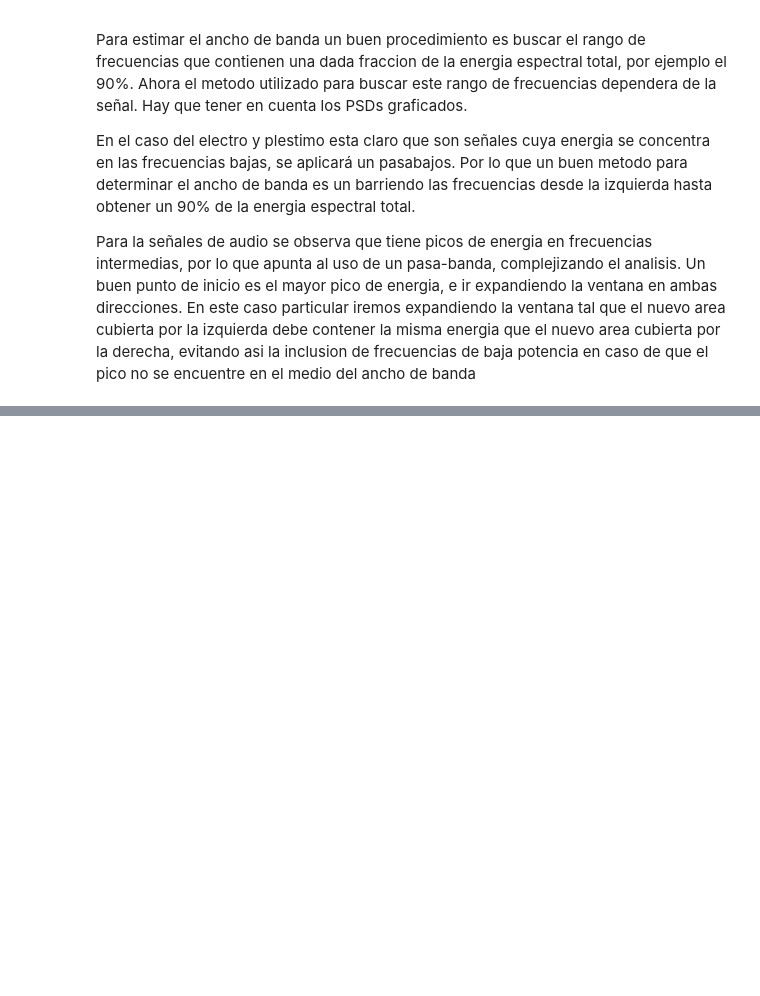
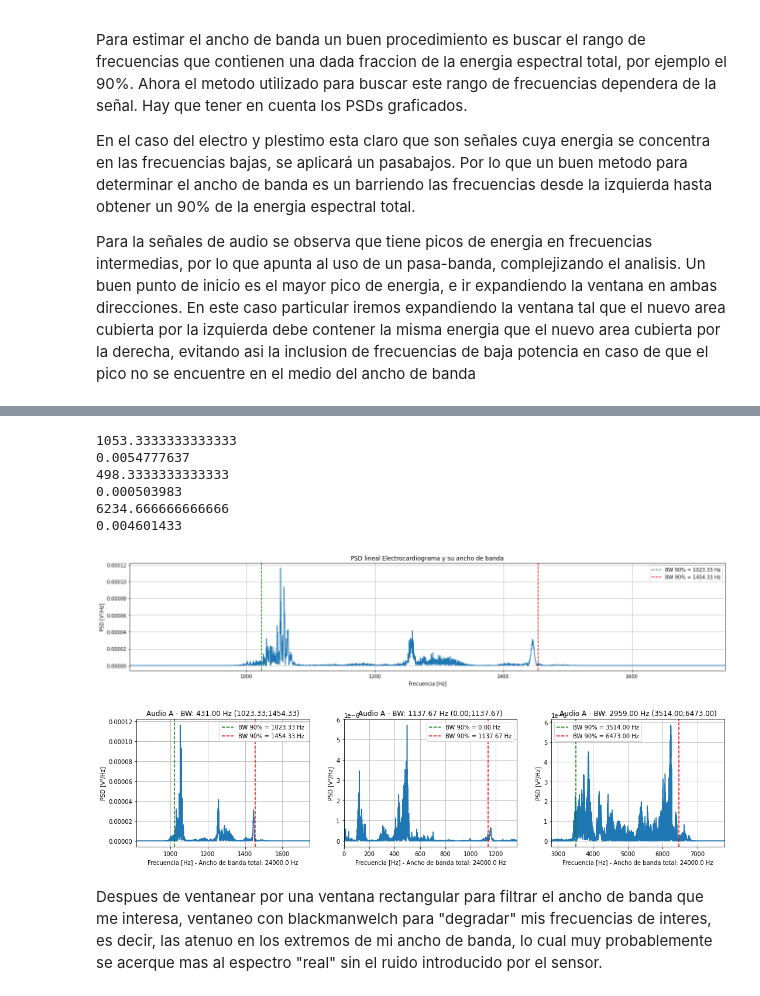
Before and after one commit to mnoe893/PDS_UTNBA_2025, a Jupyter notebook: TS7_estim_ancho_de_banda.ipynb, the cells around one changed output, grey strips where cells are left out. Saved outputs shown, nothing was run; the diff lists cells and outputs as text; code cells hidden in the pictures; blank space fills up the shorter version.

```diff
--- a/TS7_estim_ancho_de_banda.ipynb
+++ b/TS7_estim_ancho_de_banda.ipynb
@@ -154,0 +153,74 @@ Ancho de banda que contiene el 90% de la potencia: 2 Hz
+# %%
+def obtener_bw_pasabanda(psd,ff,porcentaje):
+    pot_izq=0;pot_der=0;pot_tot = 0
+    origen = np.argmax(psd) # Indice de maxima potencia (lo tomo como punto de partida para el bw)
+    ind_izq = origen-1; ind_der = origen+1
+    df = ff[1] - ff[0]
+    pot_tot = np.sum(psd)
+    bw_tot = len(psd)
+
+    dt_izq = 0; dt_der = 0
+    # Nota: la potencia real deberia estar mutiplicada por df
+    while (pot_izq+pot_der) < (pot_tot * porcentaje) and ind_der < bw_tot:
+        pot_izq = np.sum(psd[ind_izq:origen])
+        pot_der = np.sum(psd[origen:ind_der])
+
+        dt_izq = np.sum(psd[ind_izq:ind_izq+1])
+        dt_der = np.sum(psd[ind_der-1:ind_der])
+        if(dt_izq > dt_der): # Si hay mas potencia por la derecha, sigo explayando mi bw para la derecha
+            ind_izq -= 1
+        elif(dt_der > dt_izq): # Si hay mas potencia por la izquierda, sigo explayando mi bw para la izquierda
+            ind_der += 1
+        else:           # En el caso de que haya igual potencia en ambos lados, aumento mi bw para ambos lados
+            ind_der += 1
+            ind_izq -= 1
+    print(origen*df)
+    print(pot_tot)
+    return (ind_izq)*df, (ind_der)*df
+
+lim_izq_a,lim_der_a = obtener_bw_pasabanda(psd_wav_A,ff_wav_A,0.9)
+lim_izq_b,lim_der_b = obtener_bw_pasabanda(psd_wav_B,ff_wav_B,0.9)
+lim_izq_c,lim_der_c = obtener_bw_pasabanda(psd_wav_C,ff_wav_C,0.9)
+
+plt.figure(figsize=(18, 4))
+plt.plot(ff_wav_A, psd_wav_A); plt.xlim(a*0.8, b*1.2)
+plt.axvline(x=lim_izq_a, color='green', linestyle='--', label=f'BW 90% = {lim_izq_a:.2f} Hz')
+plt.axvline(x=lim_der_a, color='red', linestyle='--', label=f'BW 90% = {lim_der_a:.2f} Hz')
+plt.title("PSD lineal Electrocardiograma y su ancho de banda")
+plt.xlabel("Frecuencia [Hz]"); plt.ylabel("PSD [V²/Hz]")
+plt.grid(True)
+plt.legend()
+plt.tight_layout()
+plt.show()
+
+
+plt.figure(figsize=(18, 4))
+plt.subplot(1,3,1); plt.plot(ff_wav_A, psd_wav_A); plt.xlim(lim_izq_a*0.8, lim_der_a*1.2)
+plt.axvline(x=lim_izq_a, color='green', linestyle='--', label=f'BW 90% = {lim_izq_a:.2f} Hz')
+plt.axvline(x=lim_der_a, color='red', linestyle='--', label=f'BW 90% = {lim_der_a:.2f} Hz')
+plt.title(f"Audio A - BW: {lim_der_a-lim_izq_a:.2f} Hz ({lim_izq_a:.2f};{lim_der_a:.2f})")
+plt.xlabel(f"Frecuencia [Hz] - Ancho de banda total: {np.round(ff_wav_A[-1])} Hz"); plt.ylabel("PSD [V²/Hz]"); plt.grid(True); plt.legend()
+
+plt.subplot(1,3,2); plt.plot(ff_wav_B, psd_wav_B); plt.xlim(lim_izq_b*0.8, lim_der_b*1.2)
+plt.axvline(x=lim_izq_b, color='green', linestyle='--', label=f'BW 90% = {lim_izq_b:.2f} Hz')
+plt.axvline(x=lim_der_b, color='red', linestyle='--', label=f'BW 90% = {lim_der_b:.2f} Hz')
+plt.title(f"Audio B - BW: {lim_der_b-lim_izq_b:.2f} Hz ({lim_izq_b:.2f};{lim_der_b:.2f})")
+plt.xlabel(f"Frecuencia [Hz] - Ancho de banda total: {np.round(ff_wav_B[-1])} Hz"); plt.ylabel("PSD [V²/Hz]"); plt.grid(True); plt.legend()
+
+plt.subplot(1,3,3); plt.plot(ff_wav_C, psd_wav_C); plt.xlim(lim_izq_c*0.8, lim_der_c*1.2)
+plt.axvline(x=lim_izq_c, color='green', linestyle='--', label=f'BW 90% = {lim_izq_c:.2f} Hz')
+plt.axvline(x=lim_der_c, color='red', linestyle='--', label=f'BW 90% = {lim_der_c:.2f} Hz')
+plt.title(f"Audio C - BW: {lim_der_c-lim_izq_c:.2f} Hz ({lim_izq_c:.2f};{lim_der_c:.2f})")
+plt.xlabel(f"Frecuencia [Hz] - Ancho de banda total: {np.round(ff_wav_C[-1])} Hz"); plt.ylabel("PSD [V²/Hz]"); plt.grid(True); plt.legend()
+plt.show()
+# %% [output]
+1053.3333333333333
+0.0054777637
+498.3333333333333
+0.000503983
+6234.666666666666
+0.004601433
+[figure, added]
+[figure, added]
+# %% [markdown]
+Despues de ventanear por una ventana rectangular para filtrar el ancho de banda que me interesa, ventaneo con blackmanwelch para "degradar" mis frecuencias de interes, es decir, las atenuo en los extremos de mi ancho de banda, lo cual muy probablemente se acerque mas al espectro "real" sin el ruido introducido por el sensor.
```
Also changed, not shown: parts of 1 cell of this notebook.
